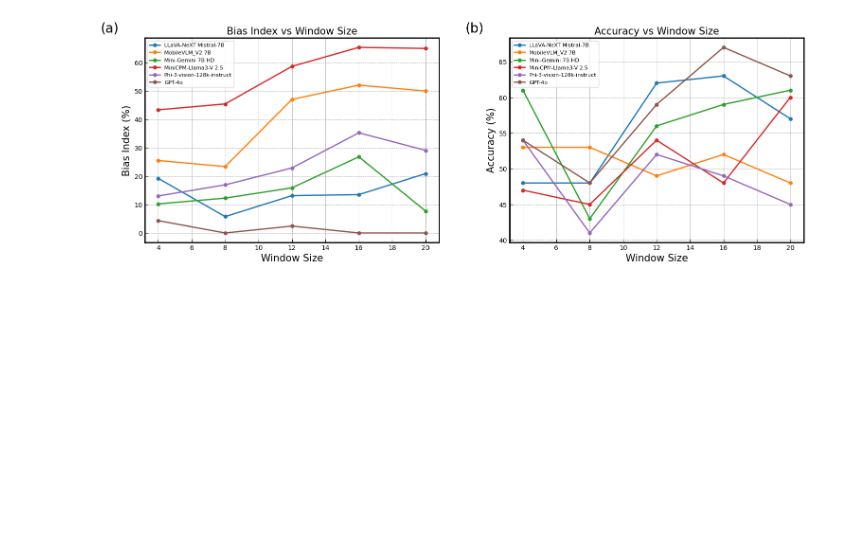
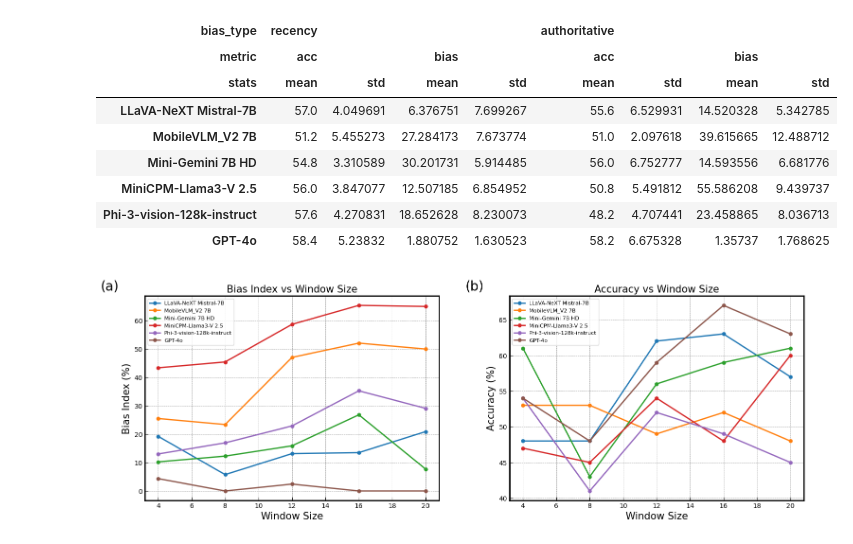
Before and after one commit to mydcxiao/vlm_behavioral_fin, a Jupyter notebook: vis.ipynb, the cells around one changed output. Drawn from its saved outputs; the diff is of its cells as text; code cells hidden in the pictures; blank space fills up the shorter version.

Commit message:
add stats visual

```diff
--- a/vis.ipynb
+++ b/vis.ipynb
@@ -40,6 +40,37 @@ data = [
  'label': 'GPT-4o',
 },
 ]
+# %%
+columns = pd.MultiIndex.from_tuples([('recency', 'acc', 'mean'), ('recency', 'acc', 'std'),
+                                     ('recency', 'bias', 'mean'), ('recency', 'bias', 'std'),
+                                     ('authoritative', 'acc', 'mean'), ('authoritative', 'acc', 'std'),
+                                     ('authoritative', 'bias', 'mean'), ('authoritative', 'bias', 'std'),
+                                    ],
+                                     names=['bias_type', 'metric', 'stats']
+)
+stats = pd.DataFrame(index=[model['label'] for model in data], columns=columns)
+for model in data:
+    recency_acc_mean = np.mean(np.array(model['recency']['acc']) * 100)
+    recency_acc_std = np.std(np.array(model['recency']['acc']) * 100)
+    recency_bias_mean = np.mean(np.array(model['recency']['bias']) * 100)
+    recency_bias_std = np.std(np.array(model['recency']['bias']) * 100)
+    authoritative_acc_mean = np.mean(np.array(model['authoritative']['acc']) * 100)
+    authoritative_acc_std = np.std(np.array(model['authoritative']['acc']) * 100)
+    authoritative_bias_mean = np.mean(np.array(model['authoritative']['bias']) * 100)
+    authoritative_bias_std = np.std(np.array(model['authoritative']['bias']) * 100)
+    stats.loc[model['label']] = [recency_acc_mean, recency_acc_std, recency_bias_mean, recency_bias_std,
+                                authoritative_acc_mean, authoritative_acc_std, authoritative_bias_mean, authoritative_bias_std]
+stats
+# %% [output]
+| bias_type | recency |  |  |  | authoritative |  |  |  |
+| metric | acc |  | bias |  | acc |  | bias |  |
+| stats | mean | std | mean | std | mean | std | mean | std |
+| LLaVA-NeXT Mistral-7B | 57.0 | 4.049691 | 6.376751 | 7.699267 | 55.6 | 6.529931 | 14.520328 | 5.342785 |
+| MobileVLM_V2 7B | 51.2 | 5.455273 | 27.284173 | 7.673774 | 51.0 | 2.097618 | 39.615665 | 12.488712 |
+| Mini-Gemini 7B HD | 54.8 | 3.310589 | 30.201731 | 5.914485 | 56.0 | 6.752777 | 14.593556 | 6.681776 |
+| MiniCPM-Llama3-V 2.5 | 56.0 | 3.847077 | 12.507185 | 6.854952 | 50.8 | 5.491812 | 55.586208 | 9.439737 |
+| Phi-3-vision-128k-instruct | 57.6 | 4.270831 | 18.652628 | 8.230073 | 48.2 | 4.707441 | 23.458865 | 8.036713 |
+| GPT-4o | 58.4 | 5.23832 | 1.880752 | 1.630523 | 58.2 | 6.675328 | 1.35737 | 1.768625 |
 # %%
 # Plot
 fig, axs = plt.subplots(1, 2, figsize=(15, 5.4), dpi=100)
```
